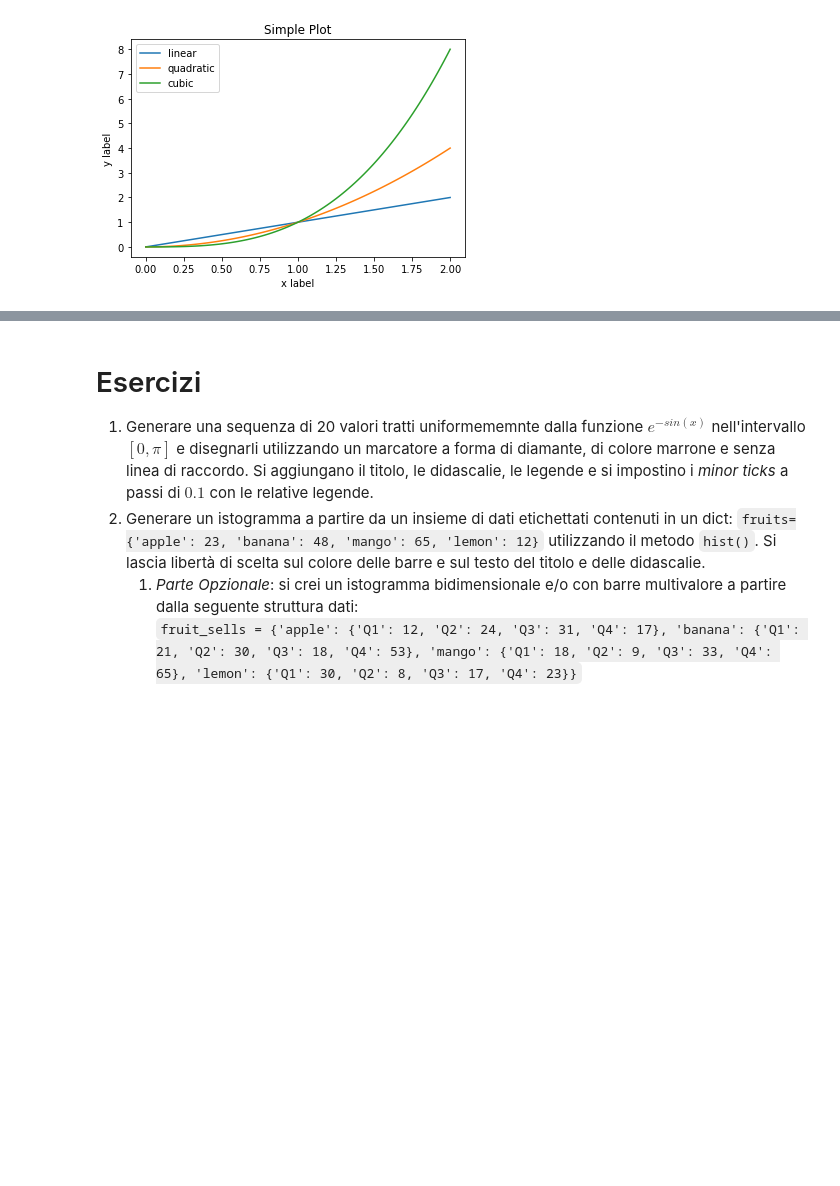
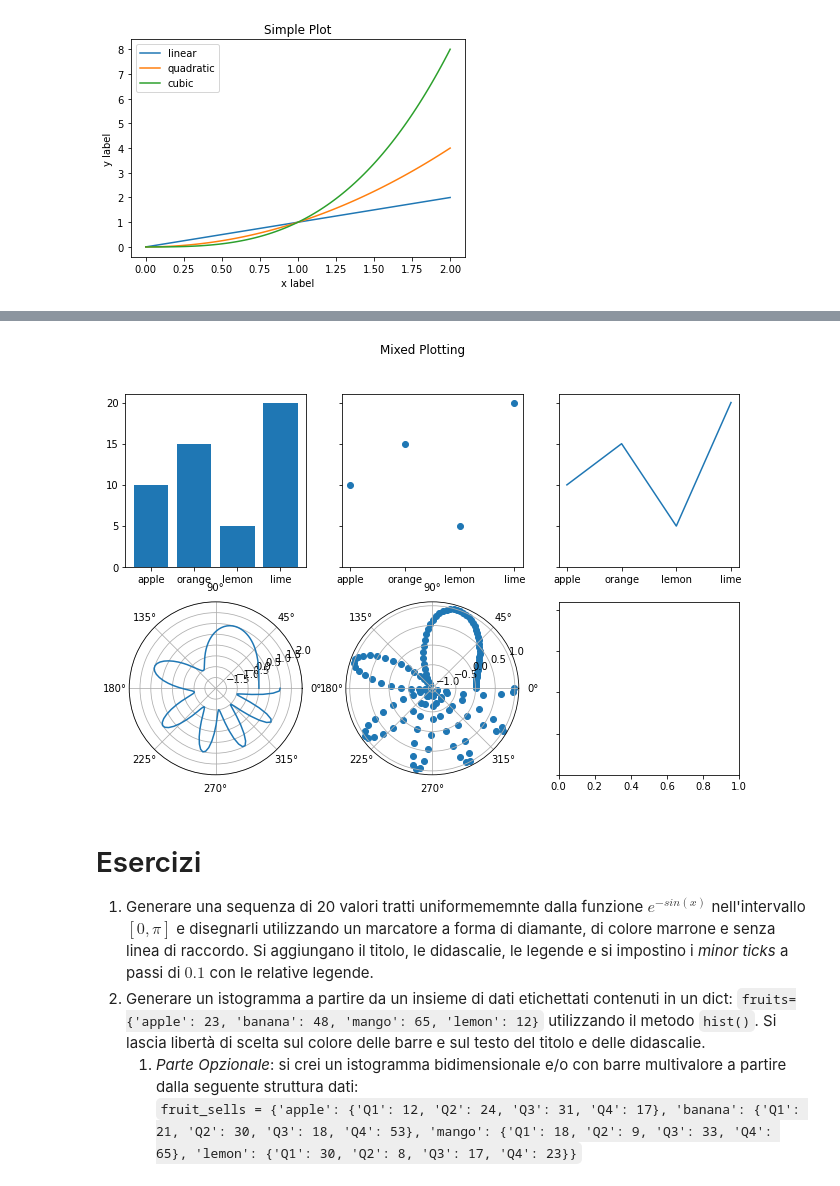
Before and after one commit to fredffsixty/Big-Data, a Jupyter notebook: NumPy e Matplotlib.ipynb, the cells around one changed output, grey strips where cells are left out. Drawn from its saved outputs; the diff is of its cells as text; code cells hidden in the pictures; blank space fills up the shorter version.

```diff
--- a/NumPy e Matplotlib.ipynb
+++ b/NumPy e Matplotlib.ipynb
@@ -284,3 +332,52 @@ plt.show()
+# %%
+# Creiamo un po' di dati
+x = np.linspace(0, 2*np.pi, 150)
+y = np.sin(x**2)
+
+data = {'apple': 10, 'orange': 15, 'lemon': 5, 'lime': 20}
+names = list(data.keys())
+values = list(data.values())
+
+fig, axs = plt.subplots(2, 3, figsize=(11, 7), sharey=True)
+axs[0, 0].bar(names, values)
+axs[0, 1].scatter(names, values)
+axs[0, 2].plot(names, values)
+
+# cancelliamo i bordi e i tick del subplot corrente e ne creiamo un altro polare
+axs[1, 0].set_frame_on(False)
+axs[1, 0].tick_params(axis='both',\
+                    which='both',\
+                    bottom=False,top=False,right=False,left=False,\
+                    labelbottom=False,labelleft=False)
+
+axs[1, 0] = fig.add_subplot(234,projection='polar')
+
+axs[1, 0].set_ylim(bottom=-2.0,top=2.0)
+axs[1, 0].plot(x,y)
+
+
+# idem per il successivo
+axs[1, 1].set_frame_on(False)
+axs[1, 1].tick_params(axis='both',\
+                    which='both',\
+                    bottom=False,top=False,right=False,left=False,\
+                    labelbottom=False,labelleft=False)
+axs[1, 1] = fig.add_subplot(235,projection='polar')
+axs[1, 1].scatter(x, y)
+
+# Non mostriamo l'ultimo grafico che altrimenti sarebbe vuoto, ma con gli assi visibili
+axs[1, 2].set_frame_on(False)
+axs[1, 2].tick_params(axis='both',\
+                    which='both',\
+                    bottom=False,top=False,right=False,left=False,\
+                    labelbottom=False,labelleft=False)
+
+fig.suptitle('Mixed Plotting')
+
+# mostriamo tutto il grafico
+plt.show()
+# %% [output]
+[figure, added]
 # %% [markdown]
 # Esercizi
 
```
Also changed, not shown: parts of 15 cells of this notebook.
